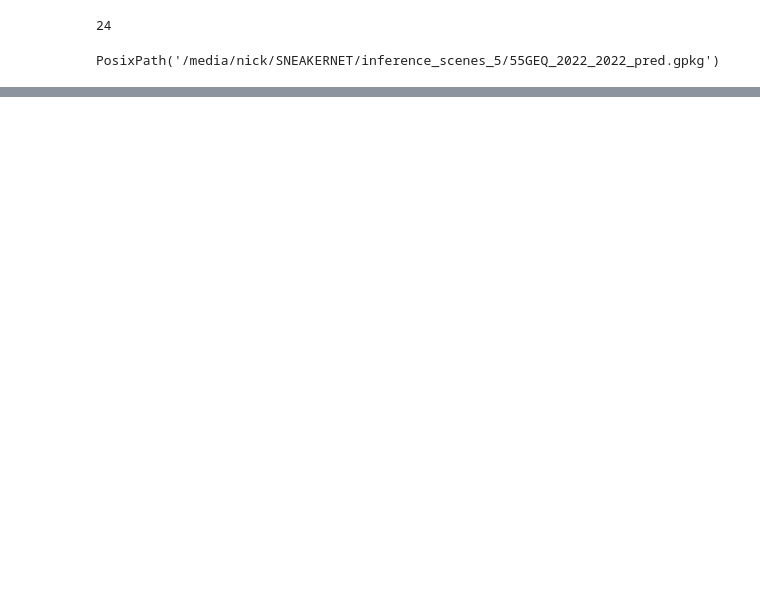
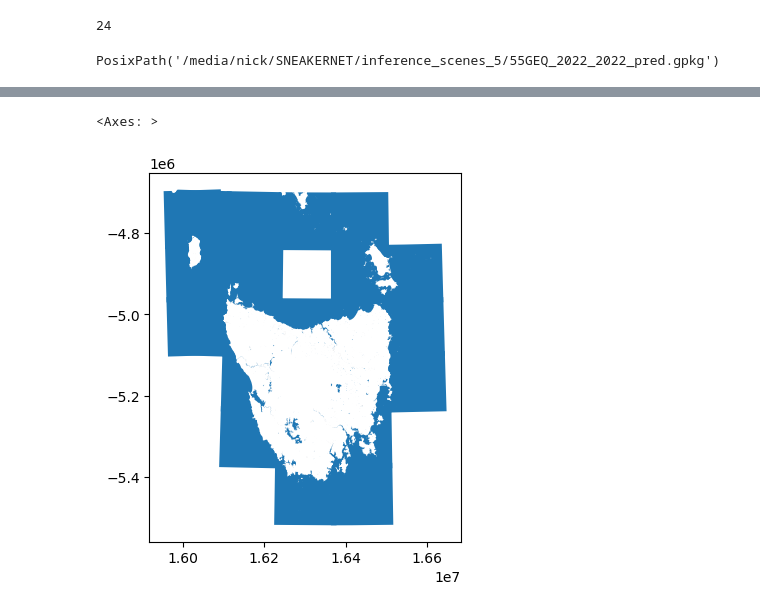
Before and after one commit to wrignj08/S2Coastline, a Jupyter notebook: extract vectors.ipynb, the cells around one changed output, grey strips where cells are left out. Cells and saved outputs as stored; diff of their text form; code cells hidden in the pictures; blank space fills up the shorter version.

```diff
--- a/extract vectors.ipynb
+++ b/extract vectors.ipynb
@@ -70 +103,6 @@ joined_water_gdf_dis
+# %%
+joined_water_gdf.plot()
+# %% [output]
+<Axes: >
+[figure, added]
 # %%
```
Also changed, not shown: parts of 17 cells of this notebook, 2 other files.
